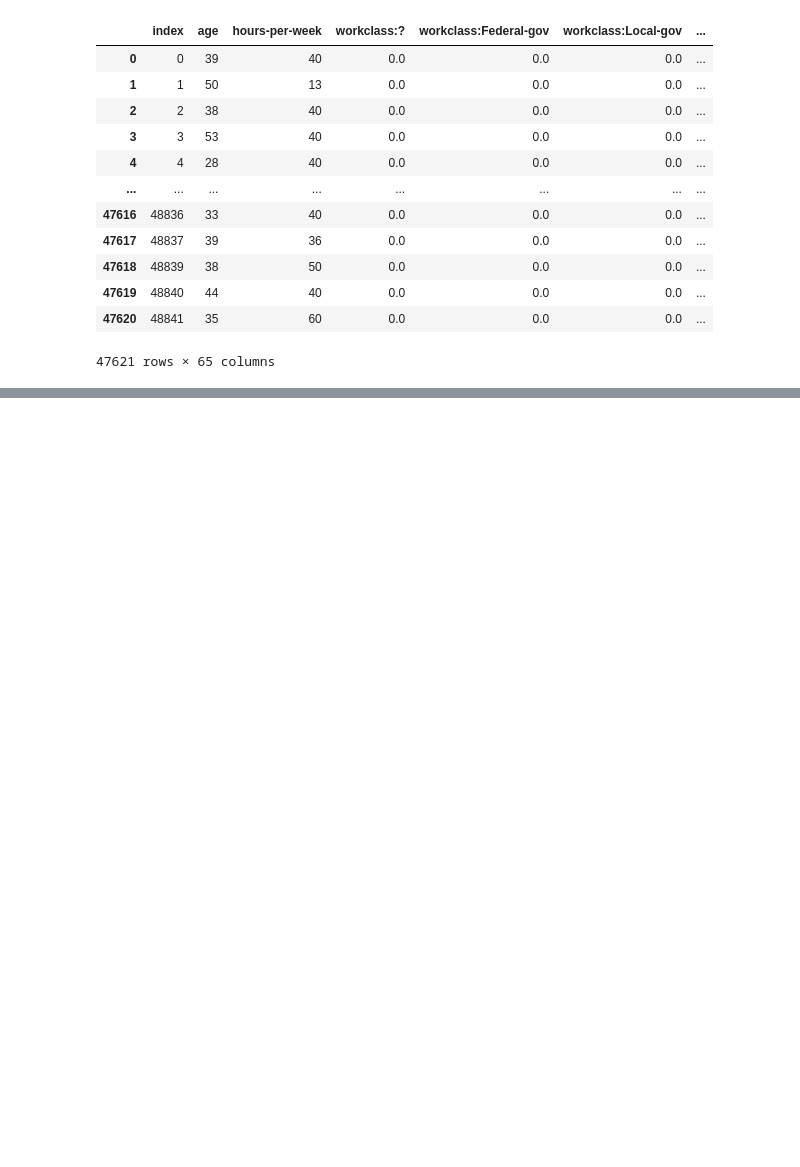
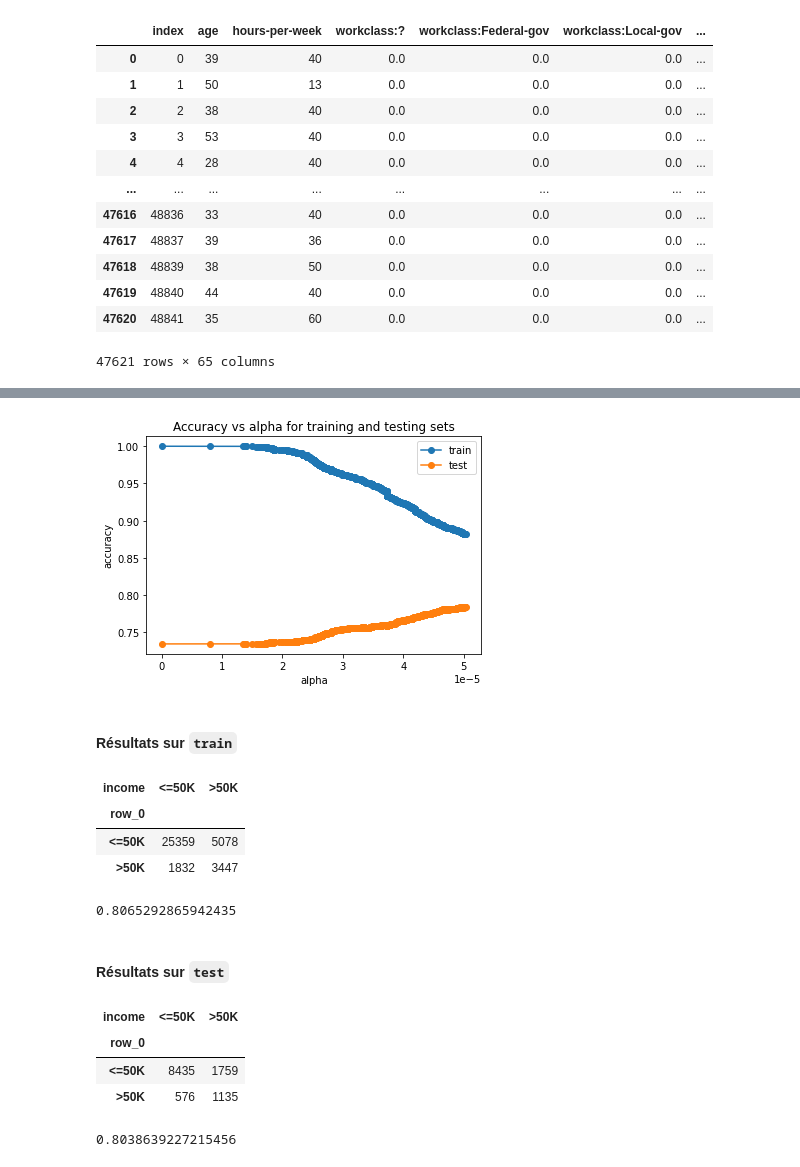
Before and after one commit to fxjollois/cours-2023-2024, a Jupyter notebook: ufr--m1-dci--ecd/seance8-correction.ipynb, the cells around one changed output, grey strips where cells are left out. Drawn from its saved outputs; the diff is of its cells as text; code cells hidden in the pictures; blank space fills up the shorter version.

```diff
--- a/ufr--m1-dci--ecd/seance8-correction.ipynb
+++ b/ufr--m1-dci--ecd/seance8-correction.ipynb
@@ -83,0 +218,14 @@ X5
+# %%
+train_scores = [clf.score(X_train, y_train.income) for clf in clfs]
+test_scores = [clf.score(X_test, y_test.income) for clf in clfs]
+# %%
+fig, ax = plt.subplots()
+ax.set_xlabel("alpha")
+ax.set_ylabel("accuracy")
+ax.set_title("Accuracy vs alpha for training and testing sets")
+ax.plot(pruning_train.ccp_alphas[], train_scores, marker="o", label="train", drawstyle="steps-post")
+ax.plot(pruning_train.ccp_alphas[], test_scores, marker="o", label="test", drawstyle="steps-post")
+ax.legend()
+plt.show()
+# %% [output]
+[figure, added]
@@ -83,0 +234,26 @@ X5
+# %% [markdown]
+#### Résultats sur `train`
+# %%
+pandas.crosstab(m_tree_elague.predict(X_train), y_train.income)
+# %% [output]
+| income | <=50K | >50K |
+| row_0 |  |  |
+| <=50K | 25359 | 5078 |
+| >50K | 1832 | 3447 |
+# %%
+m_tree_elague.score(X_train, y_train.income)
+# %% [output]
+0.8065292865942435
+# %% [markdown]
+#### Résultats sur `test`
+# %%
+pandas.crosstab(m_tree_elague.predict(X_test), y_test.income)
+# %% [output]
+| income | <=50K | >50K |
+| row_0 |  |  |
+| <=50K | 8435 | 1759 |
+| >50K | 576 | 1135 |
+# %%
+m_tree_elague.score(X_test, y_test.income)
+# %% [output]
+0.8038639227215456
```
Also changed, not shown: parts of 42 cells of this notebook, 1 other file.
